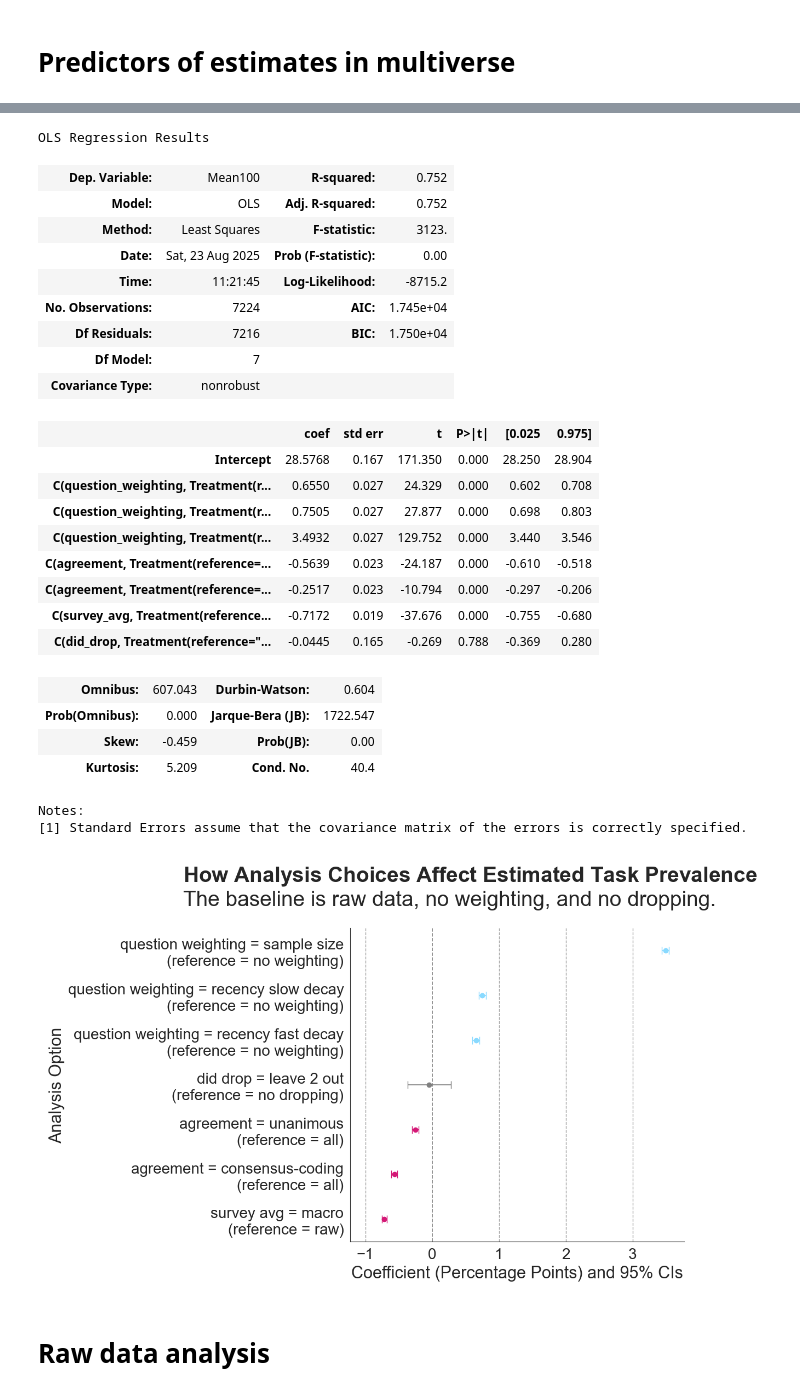
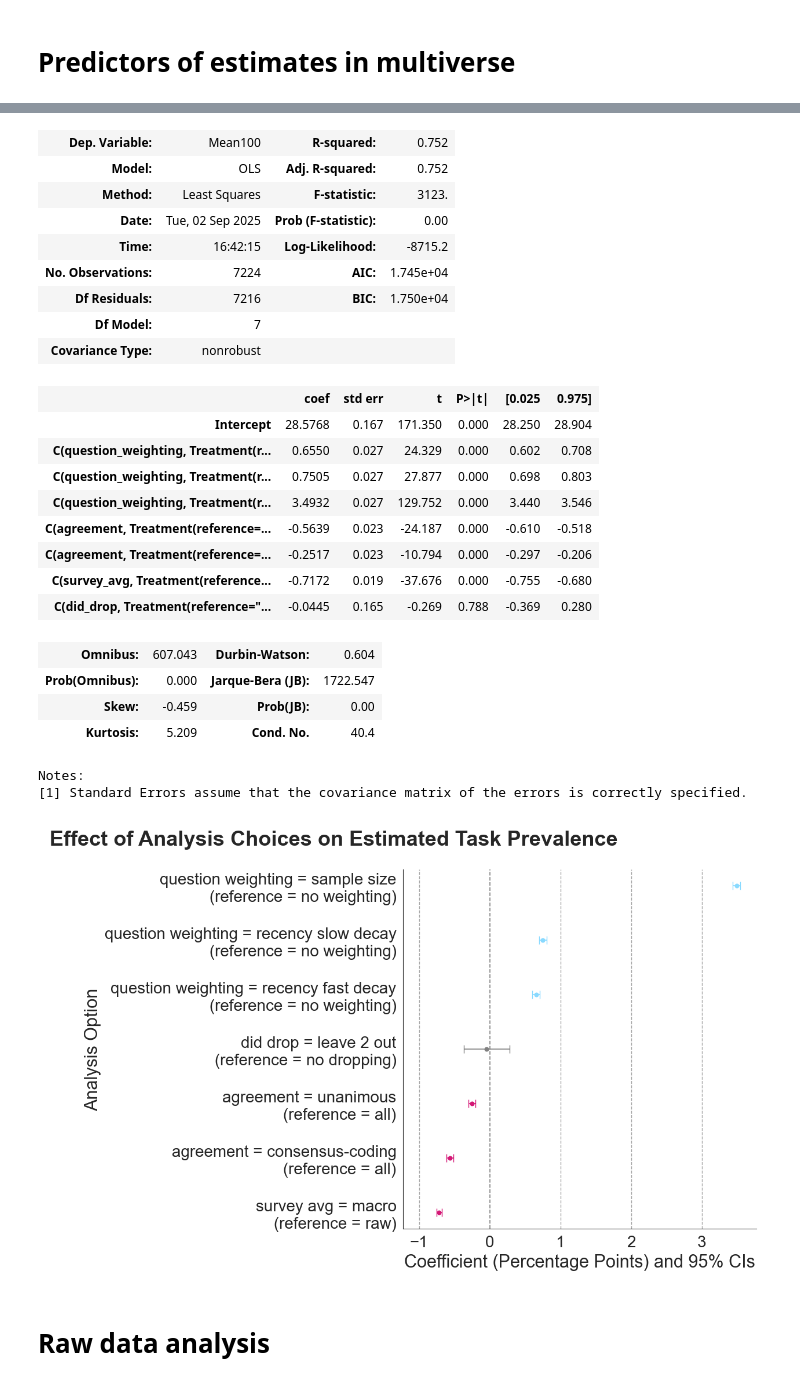
Before and after one commit to josh-ashkinaze/ssl, a Jupyter notebook: study1/prev_analysis.ipynb, the cells around one changed output, grey strips where cells are left out. Drawn from its saved outputs; the diff is of its cells as text; code cells hidden in the pictures.

Commit message:
changes to prevalence grids

```diff
--- a/study1/prev_analysis.ipynb
+++ b/study1/prev_analysis.ipynb
@@ -457,6 +457,7 @@ mypal = [
     "#E3B505", "#89DAFF", "#342E37", "#7DCD85", "#F7B2AD",
     "#D4B2D8", "#020887", "#E87461", "#7E6551", "#F18805"
 ]
+
 
 
 raw_mean = df['Proportion'].mean()
@@ -478,20 +479,44 @@ print("ci", ci)
 plt.figure(figsize=(9, 6))
 
 # basic histplot
-sns.histplot(means, bins=50, kde=False, color=mypal[0], edgecolor="white", alpha=0.95)
+full_data['Sample Size Weighted'] = full_data['question_weighting'].apply(lambda x: "Yes" if x == 'sample_size' else "No")
+full_data['Sample Size Weighted'] = full_data['question_weighting'].apply(lambda x: "Yes" if x == 'sample_size' else "No")
 
+# Filter data
+no_weight = full_data[full_data['Sample Size Weighted'] == 'No']['Mean']
+yes_weight = full_data[full_data['Sample Size Weighted'] == 'Yes']['Mean']
+
+sns.histplot(no_weight, bins=50, kde=False, color="darkgray",
+             edgecolor="white", alpha=0.95, label="Sample Size\nWeighted: No")
+sns.histplot(yes_weight, bins=50, kde=False, color="black",
+             edgecolor="white", alpha=0.95, label="Sample Size\nWeighted: Yes")
+plt.legend()
 
 # ci
-plt.axvspan(lower, upper, color='gray', alpha=0.1, label=f"95% CI\n{ci}")
+plt.axvspan(lower, upper, color='gray', alpha=0.1, label=f"95% CI\n{ci}",
+            edgecolor='gray')
+
 
 # iqr
 plt.axvspan(q25, q75, color=mypal[2], alpha=0.3, label=f"IQR\n{iqr}")
 
+# raw mean
+plt.axvline(raw_mean, color=mypal[3], linestyle='--', linewidth=2, label=f"Raw Data\nMean = {raw_mean:.2f}")
+
+
 # mean line
 plt.axvline(mean_val, color=mypal[2], linestyle='--', linewidth=2, label=f"Multiverse\nMean = {mean_val:.2f}")
 
-# raw mean
-plt.axvline(raw_mean, color=mypal[3], linestyle='--', linewidth=2, label=f"Raw Data\nMean = {raw_mean:.2f}")
+
+# multiverse sample size weighted mean
+multiverse_sample_weighted_mean = np.mean(yes_weight)
+plt.axvline(
+    multiverse_sample_weighted_mean,
+    color=mypal[4],
+    linestyle='--',
+    label=f"Multiverse\nSample Weighted\nMean: {multiverse_sample_weighted_mean:.2f}",
+    linewidth=2,
+)
 
 
 # labels
@@ -680,7 +705,8 @@ mod = smf.ols(formula='Mean100 ~ C(question_weighting, Treatment(reference="no_w
                       'C(did_drop, Treatment(reference="no_dropping"))', data=full_data).fit()
 
 handler = StatsmodelsHandler(model=mod)
-ax = handler.plot(figsize=(12,8), clean_var_name = clean_var_name_from_formula)
+ax = handler.plot(figsize=(12,8),
+                  clean_var_name = clean_var_name_from_formula)
 
 for pp in [-1, 1, 2, 3]:
     plt.axvline(x=pp, color='gray', linestyle='dashed', linewidth=1, alpha=0.7, label="-1 percentage points")
@@ -690,10 +716,11 @@ for pp in [-1, 1, 2, 3]:
 plt.xlabel("Coefficient (Percentage Points) and 95% CIs")
 plt.ylabel("Analysis Option")
 
-full_title = f"{make_bold("How Analysis Choices Affect Estimated Task Prevalence")}\nThe baseline is raw data, no weighting, and no dropping."
+full_title = "Effect of Analysis Choices on Estimated Task Prevalence"
 print(full_title)
 
-plt.title(full_title, x=-0.5)
+plt.title(full_title, x=-1, fontweight='bold')
+# plt.grid(alpha=1, linewidth=1)
 plt.savefig("../plots/prev_multiverse_regression.pdf", dpi=300, bbox_inches='tight')
 
 
@@ -717,29 +741,28 @@ C(did\_drop, Treatment(reference="no\_dropping"))[T.leave\_2\_out]: $\beta = -0.
-OLS Regression Results
 | Dep. Variable: | Mean100 | R-squared: | 0.752 |
 | Model: | OLS | Adj. R-squared: | 0.752 |
 | Method: | Least Squares | F-statistic: | 3123. |
-| Date: | Sat, 23 Aug 2025 | Prob (F-statistic): | 0.00 |
-| Time: | 11:21:45 | Log-Likelihood: | -8715.2 |
+| Date: | Tue, 02 Sep 2025 | Prob (F-statistic): | 0.00 |
+| Time: | 16:42:15 | Log-Likelihood: | -8715.2 |
 | No. Observations: | 7224 | AIC: | 1.745e+04 |
 | Df Residuals: | 7216 | BIC: | 1.750e+04 |
 | Df Model: | 7 |  |  |
 | Covariance Type: | nonrobust |  |  |
 |  | coef | std err | t | P>|t| | [0.025 | 0.975] |
 | Intercept | 28.5768 | 0.167 | 171.350 | 0.000 | 28.250 | 28.904 |
 | C(question_weighting, Treatment(r... | 0.6550 | 0.027 | 24.329 | 0.000 | 0.602 | 0.708 |
 | C(question_weighting, Treatment(r... | 0.7505 | 0.027 | 27.877 | 0.000 | 0.698 | 0.803 |
 | C(question_weighting, Treatment(r... | 3.4932 | 0.027 | 129.752 | 0.000 | 3.440 | 3.546 |
 | C(agreement, Treatment(reference=... | -0.5639 | 0.023 | -24.187 | 0.000 | -0.610 | -0.518 |
 | C(agreement, Treatment(reference=... | -0.2517 | 0.023 | -10.794 | 0.000 | -0.297 | -0.206 |
 | C(survey_avg, Treatment(reference... | -0.7172 | 0.019 | -37.676 | 0.000 | -0.755 | -0.680 |
 | C(did_drop, Treatment(reference="... | -0.0445 | 0.165 | -0.269 | 0.788 | -0.369 | 0.280 |
 | Omnibus: | 607.043 | Durbin-Watson: | 0.604 |
 | Prob(Omnibus): | 0.000 | Jarque-Bera (JB): | 1722.547 |
 | Skew: | -0.459 | Prob(JB): | 0.00 |
 | Kurtosis: | 5.209 | Cond. No. | 40.4 |
-Notes:
-[1] Standard Errors assume that the covariance matrix of the errors is correctly specified.
+Notes:
+[1] Standard Errors assume that the covariance matrix of the errors is correctly specified.
-[figure, old version]
+[figure, new version]
 # %%
 # make sure we are getting back actual raw estimates
 raw_con_from_multi = full_data.query("survey_avg == 'raw' and question_weighting == 'no_weighting' and did_drop == 'no_dropping' and agreement=='all'")['Mean'].mean()
```
Also changed, not shown: parts of 9 cells of this notebook.
